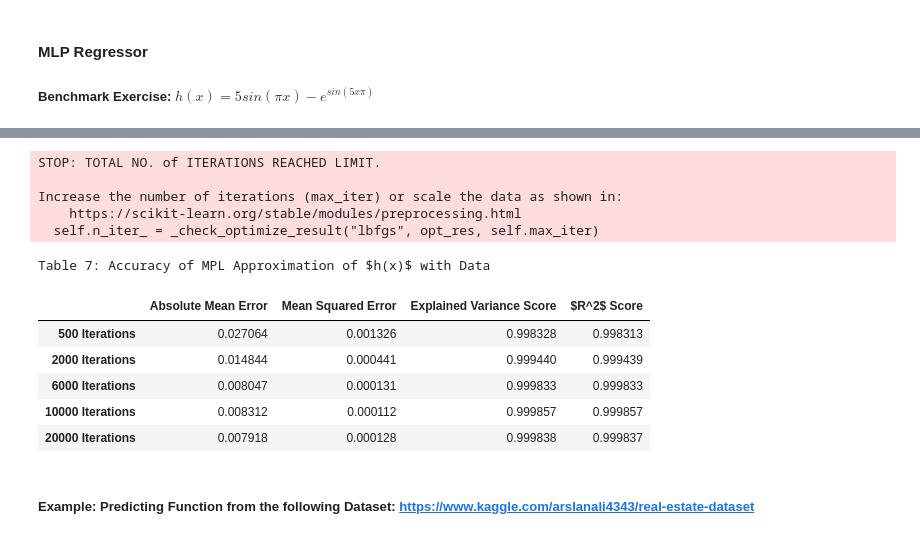
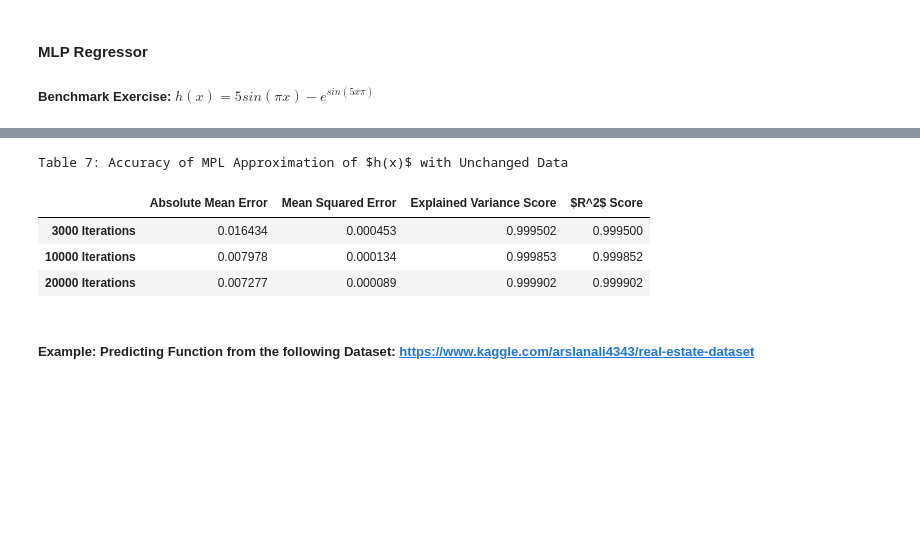
Before and after one commit to ArbiKodraj/Final_Project, a Jupyter notebook: FunctionApproximation.ipynb, the cells around one changed output, grey strips where cells are left out. Saved outputs shown, nothing was run; the diff lists cells and outputs as text; code cells hidden in the pictures; blank space fills up the shorter version.

```diff
--- a/FunctionApproximation.ipynb
+++ b/FunctionApproximation.ipynb
@@ -459,5 +459,5 @@ plot_train_test(x_train,
 # %%
-pred = mlp_approximation((30, 40, 50, 30), 2000, x_train, x_test, y_train, y_test)
+pred = mlp_approximation(x_train, x_test, y_train, y_test)
 # %%
 plot_train_test(x_train,
                 x_test,
@@ -474,19 +474,12 @@ plot_train_test(x_train,
 # %%
-N_iter = [500, 2000, 6000, 10000, 20000]
-prediction_report(N_iter, x_train, x_test, y_train, y_test, 7, '')
+N_iter = [3000, 10000, 20000]
+prediction_report(N_iter, x_train, x_test, y_train, y_test, 7)
 # %% [output]
-STOP: TOTAL NO. of ITERATIONS REACHED LIMIT.
-
-Increase the number of iterations (max_iter) or scale the data as shown in:
-    https://scikit-learn.org/stable/modules/preprocessing.html
-  self.n_iter_ = _check_optimize_result("lbfgs", opt_res, self.max_iter)
+Table 7: Accuracy of MPL Approximation of $h(x)$ with Unchanged Data
-Table 7: Accuracy of MPL Approximation of $h(x)$ with Data
 |  | Absolute Mean Error | Mean Squared Error | Explained Variance Score | $R^2$ Score |
-| 500 Iterations | 0.027064 | 0.001326 | 0.998328 | 0.998313 |
-| 2000 Iterations | 0.014844 | 0.000441 | 0.999440 | 0.999439 |
-| 6000 Iterations | 0.008047 | 0.000131 | 0.999833 | 0.999833 |
-| 10000 Iterations | 0.008312 | 0.000112 | 0.999857 | 0.999857 |
-| 20000 Iterations | 0.007918 | 0.000128 | 0.999838 | 0.999837 |
+| 3000 Iterations | 0.016434 | 0.000453 | 0.999502 | 0.999500 |
+| 10000 Iterations | 0.007978 | 0.000134 | 0.999853 | 0.999852 |
+| 20000 Iterations | 0.007277 | 0.000089 | 0.999902 | 0.999902 |
 # %% [markdown]
 ##### Example: Predicting Function from the following Dataset: https://www.kaggle.com/arslanali4343/real-estate-dataset
 # %%
```
Also changed, not shown: parts of 15 cells of this notebook, 5 other files.
